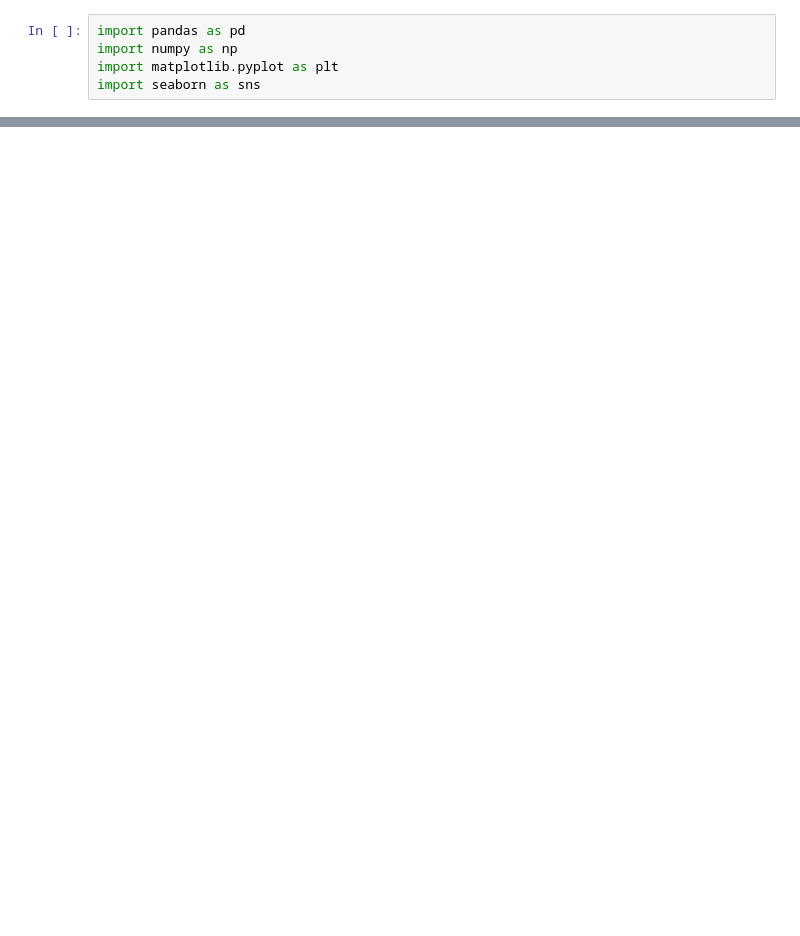
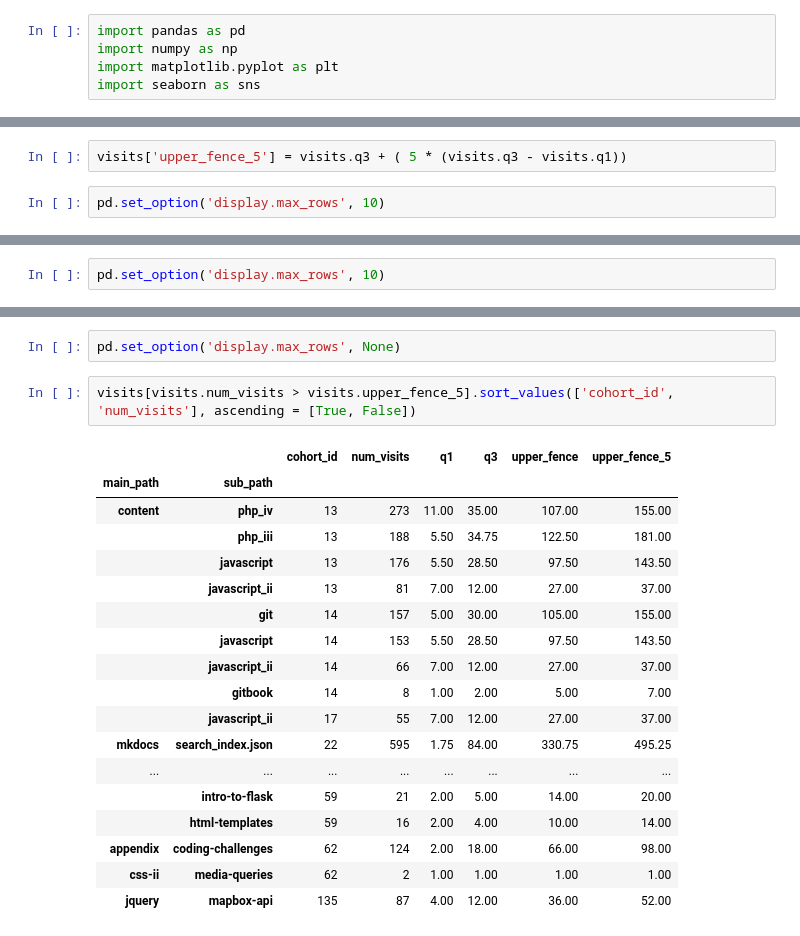
Before and after one commit to duck-detectives/anomaly-project, a Jupyter notebook: explore_wilson.ipynb, the cells around one changed output, grey strips where cells are left out. Drawn from its saved outputs; the diff is of its cells as text; blank space fills up the shorter version.

```diff
--- a/explore_wilson.ipynb
+++ b/explore_wilson.ipynb
@@ -9,0 +397,4 @@ ParserError: Error tokenizing data. C error: Expected 1 fields in line 406996, s
+# %%
+visits['upper_fence_5'] = visits.q3 + ( 5 * (visits.q3 - visits.q1))
+# %%
+pd.set_option('display.max_rows', 10)
@@ -9,0 +418,2 @@ ParserError: Error tokenizing data. C error: Expected 1 fields in line 406996, s
+# %%
+pd.set_option('display.max_rows', 10)
@@ -9,0 +437,23 @@ ParserError: Error tokenizing data. C error: Expected 1 fields in line 406996, s
+# %%
+pd.set_option('display.max_rows', None)
+# %%
+visits[visits.num_visits > visits.upper_fence_5].sort_values(['cohort_id', 'num_visits'], ascending = [True, False])
+# %% [output]
+|  |  | cohort_id | num_visits | q1 | q3 | upper_fence | upper_fence_5 |
+| main_path | sub_path |  |  |  |  |  |  |
+| content | php_iv | 13 | 273 | 11.00 | 35.00 | 107.00 | 155.00 |
+|  | php_iii | 13 | 188 | 5.50 | 34.75 | 122.50 | 181.00 |
+|  | javascript | 13 | 176 | 5.50 | 28.50 | 97.50 | 143.50 |
+|  | javascript_ii | 13 | 81 | 7.00 | 12.00 | 27.00 | 37.00 |
+|  | git | 14 | 157 | 5.00 | 30.00 | 105.00 | 155.00 |
+|  | javascript | 14 | 153 | 5.50 | 28.50 | 97.50 | 143.50 |
+|  | javascript_ii | 14 | 66 | 7.00 | 12.00 | 27.00 | 37.00 |
+|  | gitbook | 14 | 8 | 1.00 | 2.00 | 5.00 | 7.00 |
+|  | javascript_ii | 17 | 55 | 7.00 | 12.00 | 27.00 | 37.00 |
+| mkdocs | search_index.json | 22 | 595 | 1.75 | 84.00 | 330.75 | 495.25 |
+| ... | ... | ... | ... | ... | ... | ... | ... |
+|  | intro-to-flask | 59 | 21 | 2.00 | 5.00 | 14.00 | 20.00 |
+|  | html-templates | 59 | 16 | 2.00 | 4.00 | 10.00 | 14.00 |
+| appendix | coding-challenges | 62 | 124 | 2.00 | 18.00 | 66.00 | 98.00 |
+| css-ii | media-queries | 62 | 2 | 1.00 | 1.00 | 1.00 | 1.00 |
+| jquery | mapbox-api | 135 | 87 | 4.00 | 12.00 | 36.00 | 52.00 |
```
Also changed, not shown: parts of 69 cells of this notebook, 2 other files.
